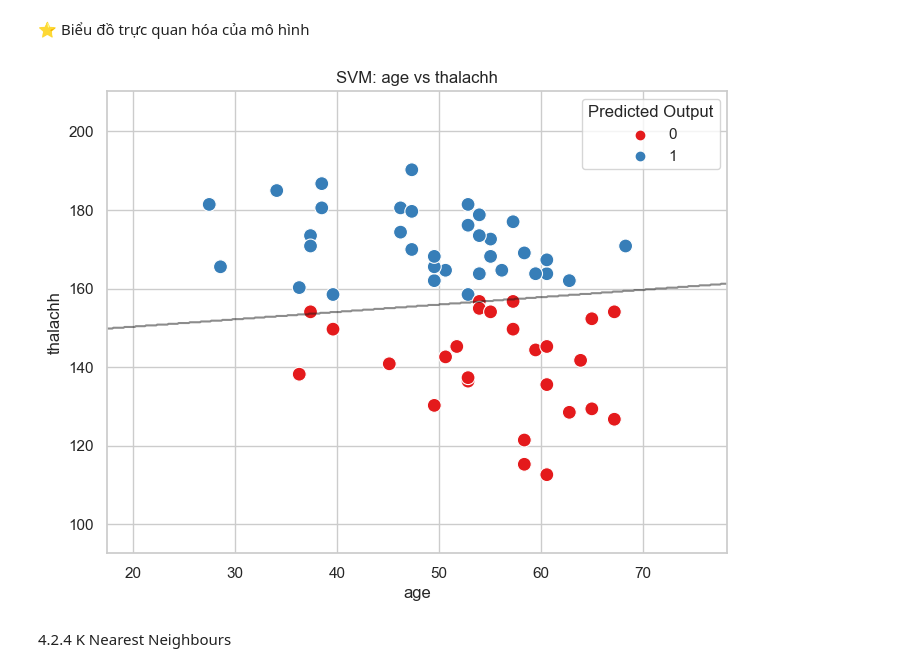
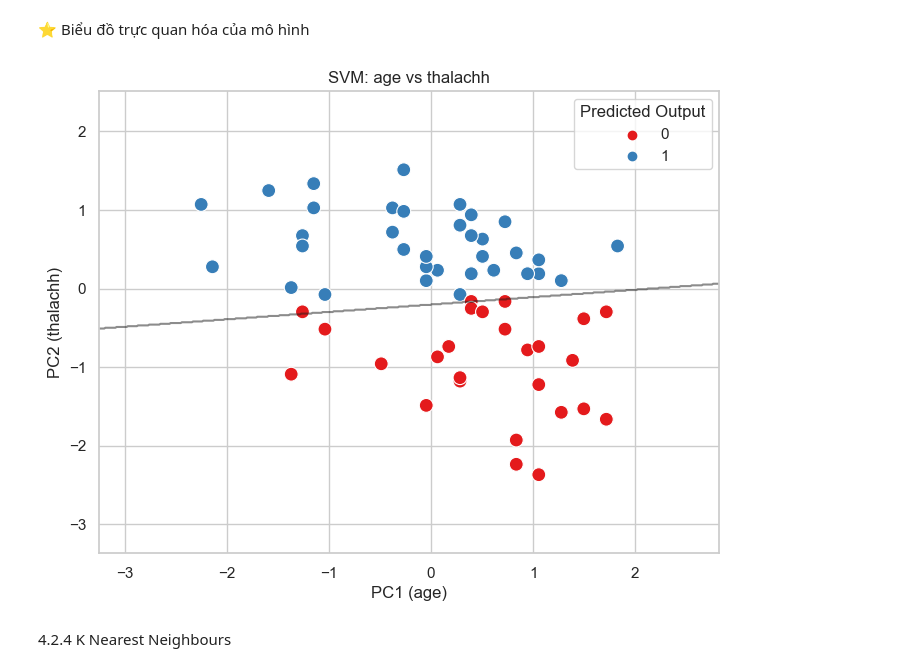
Before and after one commit to minhkhanh-coder/machine-learning-1, a Jupyter notebook: supervised_learning/supervised_learning.ipynb, the cells around one changed output. Drawn from its saved outputs; the diff is of its cells as text; code cells hidden in the pictures.

```diff
--- a/supervised_learning/supervised_learning.ipynb
+++ b/supervised_learning/supervised_learning.ipynb
@@ -685,39 +685,36 @@ model_svm.fit(X_train_scaled_svm, y_train_svm)
 # Dự đoán giá trị trên tập kiểm thử
 y_pred_svm = model_svm.predict(X_test_scaled_svm)
 
 # Thêm cột dự đoán vào tập kiểm thử
 X_test_svm['predicted_output'] = y_pred_svm
 
 # Tạo ma trận dự đoán cho toàn bộ không gian 2D
 h = 0.01  # Kích thước của mỗi ô lưới trong không gian đặc trưng
 x_min, x_max = X_test_svm['age'].min() - 1, X_test_svm['age'].max() + 1
 y_min, y_max = X_test_svm['thalachh'].min() - 1, X_test_svm['thalachh'].max() + 1
 xx, yy = np.meshgrid(np.arange(x_min, x_max, h), np.arange(y_min, y_max, h))
 
 # Dự đoán giá trị cho từng điểm trên không gian 2D
 Z = model_svm.predict(np.c_[xx.ravel(), yy.ravel()])
 Z = Z.reshape(xx.shape)
 
 # Trực quan hóa thuật toán SVM bằng các điểm phân cụm và đường chia cụm
 plt.figure(figsize=(8, 6))
 
 # Vẽ đường chia cụm
 plt.contour(xx, yy, Z, colors='k', levels=[0], alpha=0.5, linestyles=['-'])
 
 # Vẽ các điểm dữ liệu phân cụm
 sns.scatterplot(x='age', y='thalachh', hue='predicted_output', data=X_test_svm, palette='Set1', s=100)
 
 plt.title('SVM: age vs thalachh')
-plt.xlabel('age')
-plt.ylabel('thalachh')
+plt.xlabel('PC1 (age)')
+plt.ylabel('PC2 (thalachh)')
 plt.legend(title='Predicted Output')
 
-plt.xticks([-3, -2, -1, 0, 1, 2], ['20', '30', '40', '50', '60', '70'])
-plt.yticks([-3, -2, -1, 0, 1, 2], ['100', '120', '140', '160', '180', '200'])
-
 plt.show()
 # %% [output]
-[figure, old version]
+[figure, new version]
 # %% [markdown]
 4.2.4 K Nearest Neighbours
 # %% [markdown]
```
Also changed, not shown: parts of 7 cells of this notebook.
